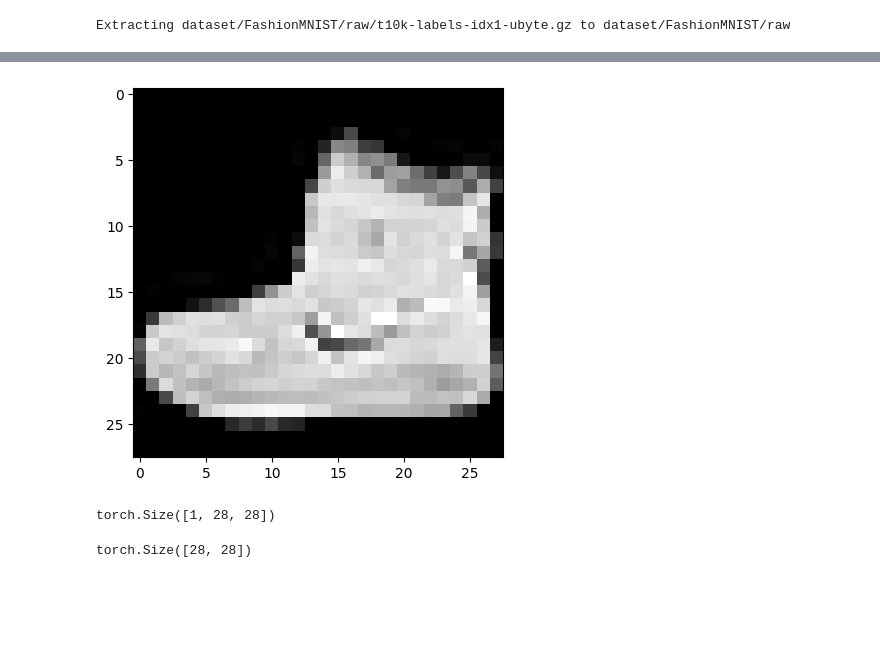
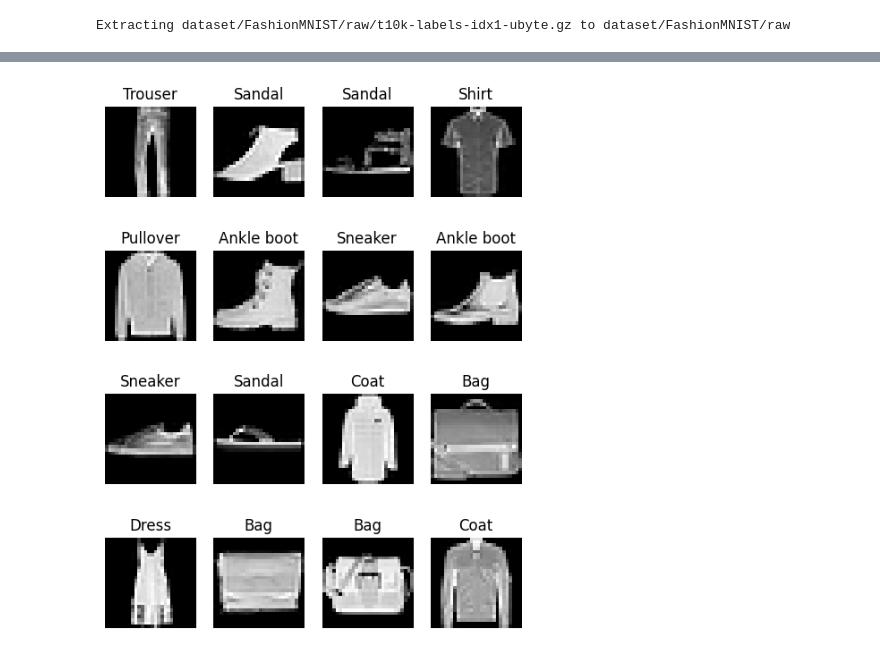
Before and after one commit to brainmentorspvtltd/IGDTU_PyTorchTraining, a Jupyter notebook: IG_ImageProcessingPyTorch.ipynb, the cells around one changed output, grey strips where cells are left out. Drawn from its saved outputs; the diff is of its cells as text; code cells hidden in the pictures; blank space fills up the shorter version.

```diff
--- a/IG_ImageProcessingPyTorch.ipynb
+++ b/IG_ImageProcessingPyTorch.ipynb
@@ -92,13 +87,21 @@ plt.show()
-# %%
-plt.imshow(img.squeeze(), cmap="gray")
-plt.show()
-# %% [output]
-[figure, removed]
-# %%
-img.shape
-# %% [output]
-torch.Size([1, 28, 28])
-# %%
-img.squeeze().shape
-# %% [output]
-torch.Size([28, 28])
+# %%
+class_names = train_data.classes
+
+fig = plt.figure(figsize=(6,8))
+rows = 4
+cols = 4
+for i in range(1, rows * cols + 1):
+  # get a random number between 0 to 60000
+  random_index = torch.randint(0, len(train_data), size=[1]).item()
+  # get image and target of that random index
+  img, target = train_data[random_index]
+  # add subplot for each image
+  fig.add_subplot(rows, cols, i)
+  # plot image using matplotlib, cmap - set color map as grayscale
+  plt.imshow(img.squeeze(), cmap="gray")
+  # add title on each subplot
+  plt.title(class_names[target])
+  # exclude x-axis and y-axis limits
+  plt.axis(False)
+# %% [output]
+[figure, added]
```
Also changed, not shown: parts of 12 cells of this notebook.
